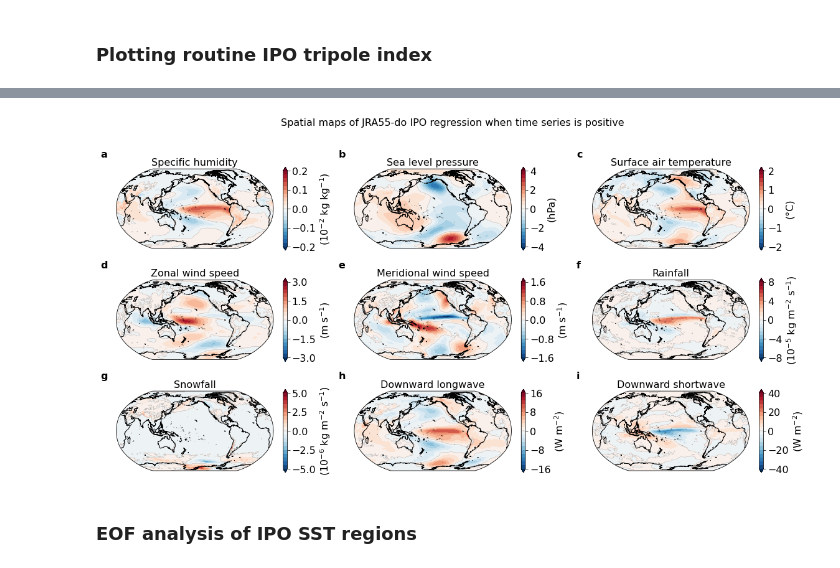
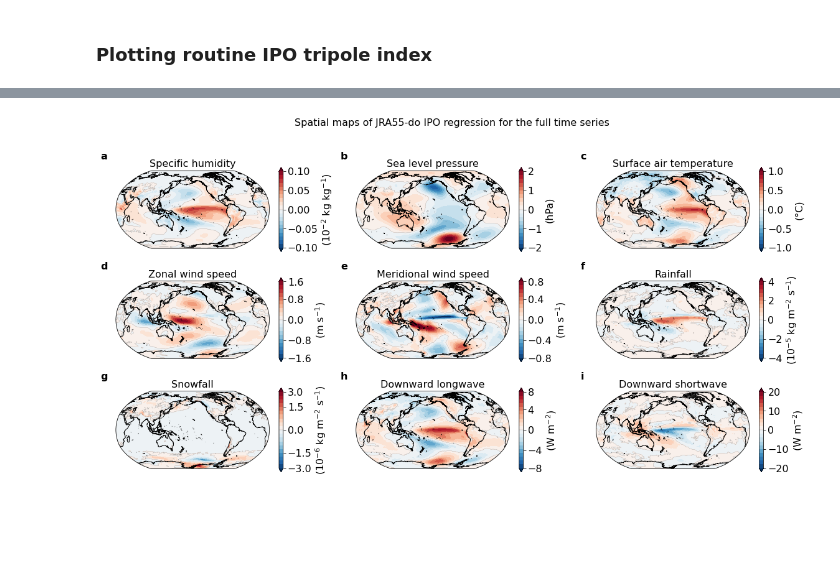
Before and after one commit to mauricehuguenin/ENSO-Antarctica_scripts, a Jupyter notebook: IPO_index_and_regression_maps_JRA55_ERA5.ipynb, the cells around one changed output, grey strips where cells are left out. Saved outputs shown, nothing was run; the diff lists cells and outputs as text; code cells hidden in the pictures; blank space fills up the shorter version.

```diff
--- a/IPO_index_and_regression_maps_JRA55_ERA5.ipynb
+++ b/IPO_index_and_regression_maps_JRA55_ERA5.ipynb
@@ -372,8 +357,8 @@ plt.plot(TPI_JRA55_raw, c='grey', linewidth=.5); plt.plot(IPO_positive, label='+
 #### define the input for the figure                              ####
 # -- state here which time series to use for the spatial patterns -- #
 # only use time series until December 2022 as Andrew noted the last extension bit is of low quality
-# time_series = TPI_JRA55_raw[0:780]; suffix = 'full_ts'; filename_extension = ' for the full time series'                  #
-time_series = IPO_positive[0:780]; suffix = 'positive_ts'; filename_extension = ' when time series is positive'         #
+time_series = TPI_JRA55_raw[0:780]; suffix = 'full_ts'; filename_extension = ' for the full time series'                  #
+# time_series = IPO_positive[0:780]; suffix = 'positive_ts'; filename_extension = ' when time series is positive'         #
 # time_series = -IPO_negative[0:780]; suffix = 'negative_ts'; filename_extension = ' when time series is negative'         # NOTE: negative sign here for the time series, so that the spatial patterns show the La Nina-like Amundsen Sea Low deepening anomalies as in Fig. S7 of the ENSO-Antarctica GRL manuscript (Huguenin et al., 2023)
 # ------------------------------------------------------------------ #
 # %% [output]
@@ -398,66 +391,64 @@ for v in range(9): # loop through all variables
         field = xr.open_dataset(base + 'JRA55-do-1-5-0_' + var[v] +'_monthly_anom_1958-2023.nc')[var[v]]
         field = field[:780,:,:] # only take Jan-1958 to Dec-2022 as the last few data points are of low quality according to Andrew Kiss
 
-        ### Regressing the time series onto the spatial SLP anomalies
-
-        field['time'] = time_series.time # copy over time structure, i.e., shift time axis by 1:30 hrs in SLP_anom so they align
-        field = ((field * time_series) / np.std(time_series)).mean(['time']) # do regression
+        ### Regressing the time series onto the spatial SLP anomalies ----------------------------------------------------------- #
+        field['time'] = time_series.time # copy over time structure, i.e., shift time axis by 1:30 hrs in SLP_anom so they align  #
+        field = ((field * time_series) / np.std(time_series)).mean(['time']) # do regression                                      #
+        # ----------------------------------------------------------------------------------------------------------------------- #
 
     # IPO-scale colour bars
-    # if v == 0: scale = 1e2;  ticks = np.linspace(-.1,.1,21)   # huss
-    # if v == 1: scale = 1e-2; ticks = np.linspace(-2,2,21)   # psl -> convert to hPa
-    # if v == 2: scale = 1;    ticks = np.linspace(-1,1,21)     # tas
-    # if v == 3: scale = 1;    ticks = np.linspace(-1.5,1.5,21)     # uas
-    # if v == 4: scale = 1;    ticks = np.linspace(-.75,.75,21) # vas
-    # if v == 5: scale = 1e5;  ticks = np.linspace(-4,4,21)     # prrn
-    # if v == 6: scale = 1e6;  ticks = np.linspace(-2.5,2.5,21)     # prsn
-    # if v == 7: scale = 1;    ticks = np.linspace(-7.5,7.5,21)   # rlds
-    # if v == 8: scale = 1;    ticks = np.linspace(-20,20,21)   # rsds
-    # # if v == 9: scale = 1e-4; ticks = np.linspace(-5,5,21)   # friver
+    if v == 0: scale = 1e2;  ticks = np.linspace(-.1,.1,21)   # huss
+    if v == 1: scale = 1e-2; ticks = np.linspace(-2,2,21)   # psl -> convert to hPa
+    if v == 2: scale = 1;    ticks = np.linspace(-1,1,21)     # tas
+    if v == 3: scale = 1;    ticks = np.linspace(-1.5,1.5,21)     # uas
+    if v == 4: scale = 1;    ticks = np.linspace(-.75,.75,21) # vas
+    if v == 5: scale = 1e5;  ticks = np.linspace(-4,4,21)     # prrn
+    if v == 6: scale = 1e6;  ticks = np.linspace(-2.5,2.5,21)     # prsn
+    if v == 7: scale = 1;    ticks = np.linspace(-7.5,7.5,21)   # rlds
+    if v == 8: scale = 1;    ticks = np.linspace(-20,20,21)   # rsds
+    # if v == 9: scale = 1e-4; ticks = np.linspace(-5,5,21)   # friver
 
-    # ENSO-scale colour bars which are twice as big
-    if v == 0: scale = 1e2;  ticks = np.linspace(-.2,.2,21)   # huss
-    if v == 1: scale = 1e-2; ticks = np.linspace(-4,4,21)   # psl -> convert to hPa
-    if v == 2: scale = 1;    ticks = np.linspace(-2,2,21)     # tas
-    if v == 3: scale = 1;    ticks = np.linspace(-3,3,21)     # uas
-    if v == 4: scale = 1;    ticks = np.linspace(-1.6, 1.6,21) # vas
-    if v == 5: scale = 1e5;  ticks = np.linspace(-8,8,21)     # prrn
-    if v == 6: scale = 1e6;  ticks = np.linspace(-5,5,21)     # prsn
-    if v == 7: scale = 1;    ticks = np.linspace(-16,16,21)   # rlds
-    if v == 8: scale = 1;    ticks = np.linspace(-40,40,21)   # rsds
+    # # ENSO-scale colour bars which are twice as big
+    # if v == 0: scale = 1e2;  ticks = np.linspace(-.2,.2,21)   # huss
+    # if v == 1: scale = 1e-2; ticks = np.linspace(-4,4,21)   # psl -> convert to hPa
+    # if v == 2: scale = 1;    ticks = np.linspace(-2,2,21)     # tas
+    # if v == 3: scale = 1;    ticks = np.linspace(-3,3,21)     # uas
+    # if v == 4: scale = 1;    ticks = np.linspace(-1.6, 1.6,21) # vas
+    # if v == 5: scale = 1e5;  ticks = np.linspace(-8,8,21)     # prrn
+    # if v == 6: scale = 1e6;  ticks = np.linspace(-5,5,21)     # prsn
+    # if v == 7: scale = 1;    ticks = np.linspace(-16,16,21)   # rlds
+    # if v == 8: scale = 1;    ticks = np.linspace(-40,40,21)   # rsds
 
     ax1 = plt.subplot(3,3,v+1, projection=ccrs.Robinson(central_longitude=200)) # longitude starting at Cape Agulhas (20°E)
     # ------------------------------------ #
     p1  = (field*scale).plot.contourf(ax=ax1, levels = ticks, cmp='RdBu_r',add_colorbar=False,extend='both',transform=ccrs.PlateCarree())
     p11 = (field*scale).plot.contour(levels = [0], linewidths=.25, cmap='grey', transform=ccrs.PlateCarree())
     # ------------------------------------ #
 
     # add colour bar
     cb = plt.colorbar(p1, shrink=.55, orientation='vertical');
     cb.set_label(label='('+var_units[v]+')', size=16)
     cb.ax.tick_params(labelsize=16); tick_locator = ticker.MaxNLocator(nbins=4)
     cb.locator = tick_locator;cb.update_ticks()
     cb.add_lines(p11) # add contours to colour bar
 
     plt.title(var_titles[v], fontsize=16)
     fancy_plot(ax1)
     ax1.text(-.1, 1.15,string.ascii_lowercase[v], transform=ax1.transAxes, size=16, weight='bold') # bold letter a at the top
 
     # fig.patch.set_linewidth(2); fig.patch.set_edgecolor('cornflowerblue') # border around the full plot to see the empty white space I have
     plt.suptitle('Spatial maps of JRA55-do IPO regression' + filename_extension, fontsize=16)
 
     if v < 6: ax1.set_xticklabels([])  # remove unnecessary tick labels
     if v in [1,2,4,5,7,8]: ax1.set_yticklabels([])
 
-    # --- saving as 300 dpi .PNG image in specified folder --------------------- #
-    plt.savefig(save + 'IPO_regression_fields_Robinson_JRA55-do-1-5-0_' + suffix,
-                dpi=300, facecolor='w',                                          #
-                edgecolor='w', orientation='landscape',                          #
-                format=None, transparent=False, bbox_inches='tight',             #
-                pad_inches=0.1, metadata=None)                                   #
-    # --- end of script -------------------------------------------------------- #
+    # # --- saving as 300 dpi .PNG image in specified folder --------------------- #
+    # plt.savefig(save + 'IPO_regression_fields_Robinson_JRA55-do-1-5-0_' + suffix,
+    #             dpi=300, facecolor='w',                                          #
+    #             edgecolor='w', orientation='landscape',                          #
+    #             format=None, transparent=False, bbox_inches='tight',             #
+    #             pad_inches=0.1, metadata=None)                                   #
+    # # --- end of script -------------------------------------------------------- #
 # Wall time: 2min 2s
 # %% [output]
-[figure, old version]
+[figure, new version]
-# %% [markdown]
-### EOF analysis of IPO SST regions
```
Also changed, not shown: parts of 37 cells of this notebook.
